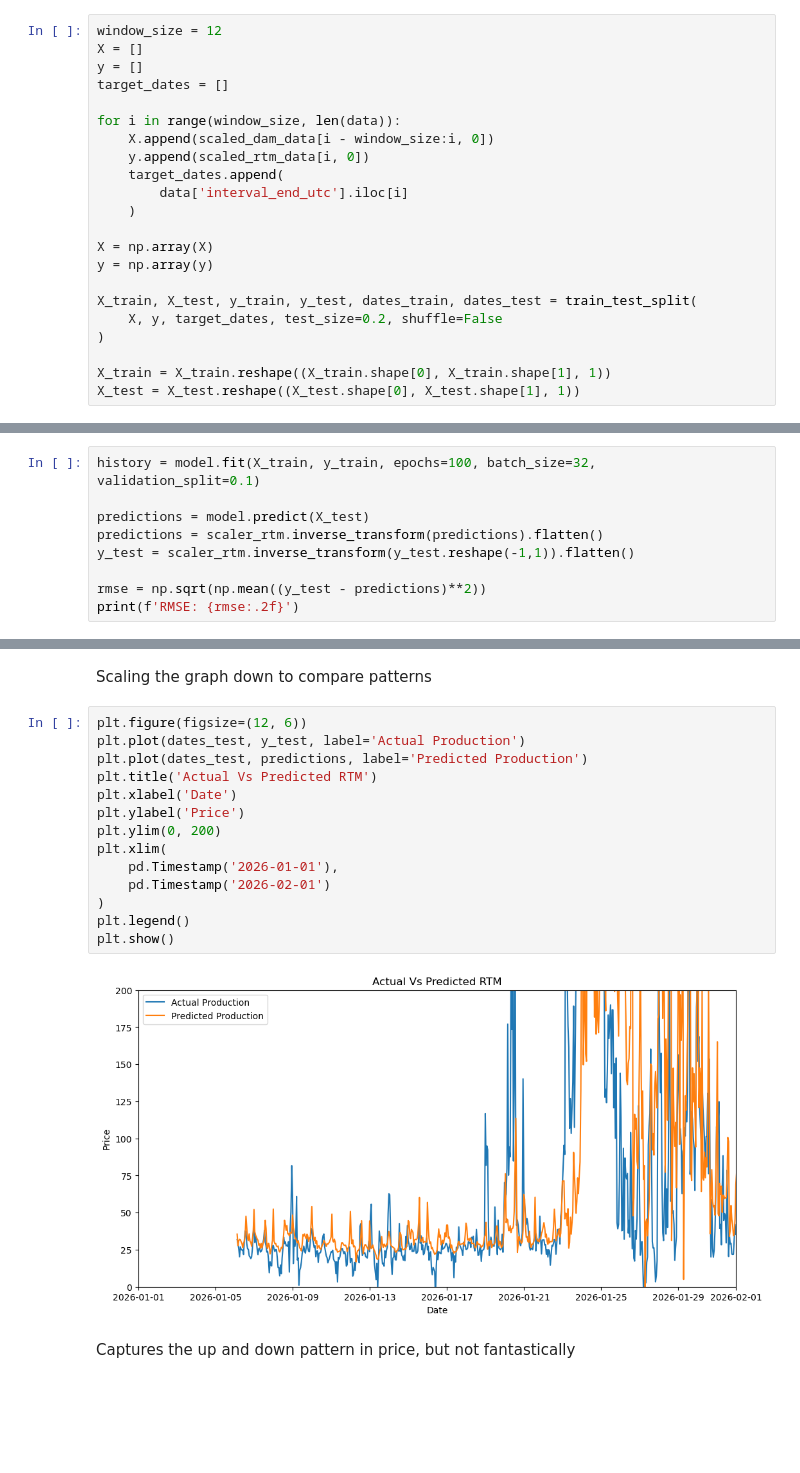
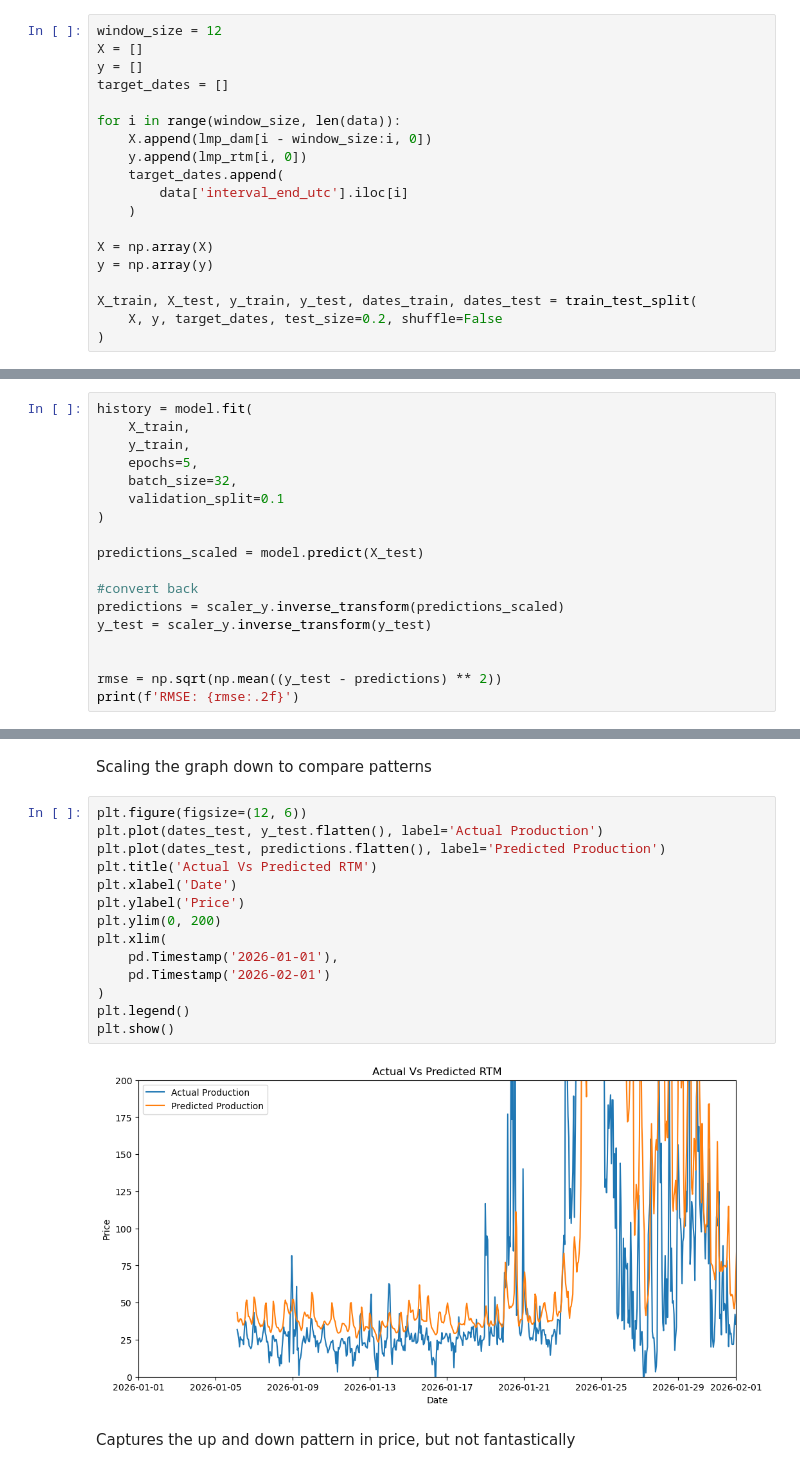
Before and after one commit to krklapat/data-science-capstone, a Jupyter notebook: modelTesting/lstm.ipynb, the cells around one changed output, grey strips where cells are left out. Saved outputs shown, nothing was run; the diff lists cells and outputs as text; blank space fills up the shorter version.

Commit message:
data leakage fixed

```diff
--- a/modelTesting/lstm.ipynb
+++ b/modelTesting/lstm.ipynb
@@ -49,8 +43,8 @@ y = []
 target_dates = []
 
 for i in range(window_size, len(data)):
-    X.append(scaled_dam_data[i - window_size:i, 0])
-    y.append(scaled_rtm_data[i, 0])
+    X.append(lmp_dam[i - window_size:i, 0])
+    y.append(lmp_rtm[i, 0])
     target_dates.append(
         data['interval_end_utc'].iloc[i]
     )
@@ -61,6 +55,3 @@ y = np.array(y)
 X_train, X_test, y_train, y_test, dates_train, dates_test = train_test_split(
     X, y, target_dates, test_size=0.2, shuffle=False
 )
-
-X_train = X_train.reshape((X_train.shape[0], X_train.shape[1], 1))
-X_test = X_test.reshape((X_test.shape[0], X_test.shape[1], 1))
@@ -79,11 +108,2 @@ model.compile(optimizer='adam', loss='mean_squared_error')
 # %% [markdown]
 Train the model on our data
-# %%
-history = model.fit(X_train, y_train, epochs=100, batch_size=32, validation_split=0.1)
-
-predictions = model.predict(X_test)
-predictions = scaler_rtm.inverse_transform(predictions).flatten()
-y_test = scaler_rtm.inverse_transform(y_test.reshape(-1,1)).flatten()
-
-rmse = np.sqrt(np.mean((y_test - predictions)**2))
-print(f'RMSE: {rmse:.2f}')
@@ -107,0 +110,18 @@ RMSE: 195.80
+# %%
+history = model.fit(
+    X_train,
+    y_train,
+    epochs=5,
+    batch_size=32,
+    validation_split=0.1
+)
+
+predictions_scaled = model.predict(X_test)
+
+#convert back
+predictions = scaler_y.inverse_transform(predictions_scaled)
+y_test = scaler_y.inverse_transform(y_test)
+
+
+rmse = np.sqrt(np.mean((y_test - predictions) ** 2))
+print(f'RMSE: {rmse:.2f}')
@@ -124,19 +157,19 @@ The error on this model is excedingly large, likely due to the insane outliers
 Scaling the graph down to compare patterns
 # %%
 plt.figure(figsize=(12, 6))
-plt.plot(dates_test, y_test, label='Actual Production')
-plt.plot(dates_test, predictions, label='Predicted Production')
+plt.plot(dates_test, y_test.flatten(), label='Actual Production')
+plt.plot(dates_test, predictions.flatten(), label='Predicted Production')
 plt.title('Actual Vs Predicted RTM')
 plt.xlabel('Date')
 plt.ylabel('Price')
 plt.ylim(0, 200)
 plt.xlim(
     pd.Timestamp('2026-01-01'),
     pd.Timestamp('2026-02-01')
 )
 plt.legend()
 plt.show()
 # %% [output]
-[figure, old version]
+[figure, new version]
 # %% [markdown]
 Captures the up and down pattern in price, but not fantastically
```
Also changed, not shown: parts of 8 cells of this notebook.
